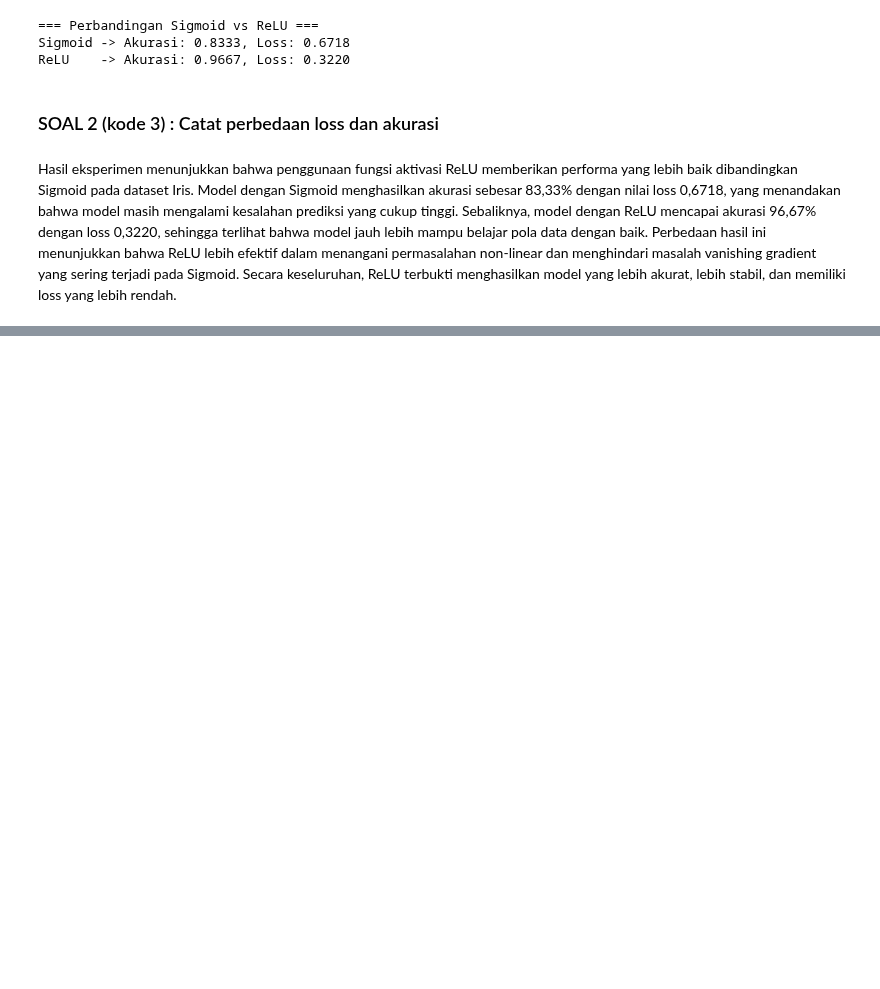
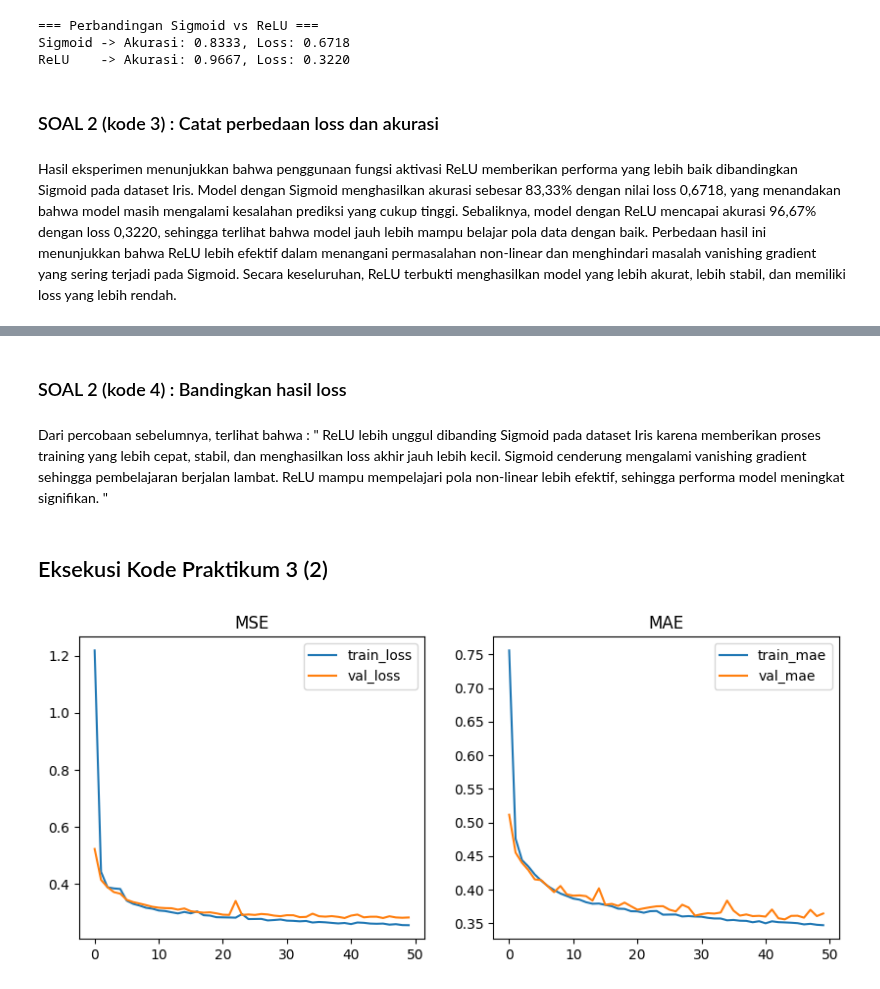
Before and after one commit to RizkyaSalsabila/Assignment-Sem5_ML_Rizkya-Salsabila, a Jupyter notebook: praktikum_13/TG13_2341720056_Rizkya_Salsabila.ipynb, the cells around one changed output, grey strips where cells are left out. Drawn from its saved outputs; the diff is of its cells as text; code cells hidden in the pictures; blank space fills up the shorter version.

```diff
--- a/praktikum_13/TG13_2341720056_Rizkya_Salsabila.ipynb
+++ b/praktikum_13/TG13_2341720056_Rizkya_Salsabila.ipynb
@@ -524,0 +663,61 @@ Hasil eksperimen menunjukkan bahwa penggunaan fungsi aktivasi ReLU memberikan pe
+# %% [markdown]
+### SOAL 2 (kode 4) : Bandingkan hasil loss
+# %% [markdown]
+Dari percobaan sebelumnya, terlihat bahwa : " ReLU lebih unggul dibanding Sigmoid pada dataset Iris karena memberikan proses training yang lebih cepat, stabil, dan menghasilkan loss akhir jauh lebih kecil. Sigmoid cenderung mengalami vanishing gradient sehingga pembelajaran berjalan lambat. ReLU mampu mempelajari pola non-linear lebih efektif, sehingga performa model meningkat signifikan. "
+# %% [markdown]
+## Eksekusi Kode Praktikum 3 (2)
+# %%
+# MLP regresi (Keras) menggunakan California Housing
+import numpy as np
+import matplotlib.pyplot as plt
+from sklearn.datasets import fetch_california_housing
+from sklearn.model_selection import train_test_split
+from sklearn.preprocessing import StandardScaler
+from tensorflow.keras.models import Sequential
+from tensorflow.keras.layers import Dense
+from tensorflow.keras.optimizers import Adam
+
+# 1. Load dataset
+data = fetch_california_housing()
+X = data.data
+y = data.target
+
+# 2. Preprocess
+scaler = StandardScaler()
+Xs = scaler.fit_transform(X)
+
+X_train, X_val, y_train, y_val = train_test_split(Xs, y, test_size=0.2, random_state=42)
+
+# 3. Build model
+model = Sequential([
+    Dense(64, activation='relu', input_shape=(X_train.shape[1],)),
+    Dense(32, activation='relu'),
+    Dense(1)
+])
+model.compile(optimizer=Adam(1e-3), loss='mse', metrics=['mae'])
+
+# 4. Train
+h = model.fit(X_train, y_train, validation_data=(X_val, y_val),
+              epochs=50, batch_size=64, verbose=0)
+
+# 5. Plot training curves
+plt.figure(figsize=(10,4))
+plt.subplot(1,2,1)
+plt.plot(h.history['loss'], label='train_loss')
+plt.plot(h.history['val_loss'], label='val_loss')
+plt.legend(); plt.title('MSE')
+
+plt.subplot(1,2,2)
+plt.plot(h.history['mae'], label='train_mae')
+plt.plot(h.history['val_mae'], label='val_mae')
+plt.legend(); plt.title('MAE')
+
+plt.show()
+
+# 6. Evaluasi RMSE
+from sklearn.metrics import mean_squared_error
+pred = model.predict(X_val)
+rmse = np.sqrt(mean_squared_error(y_val, pred))
+print("RMSE:", rmse)
+# %% [output]
+[figure, added]
```
Also changed, not shown: parts of 8 cells of this notebook.
